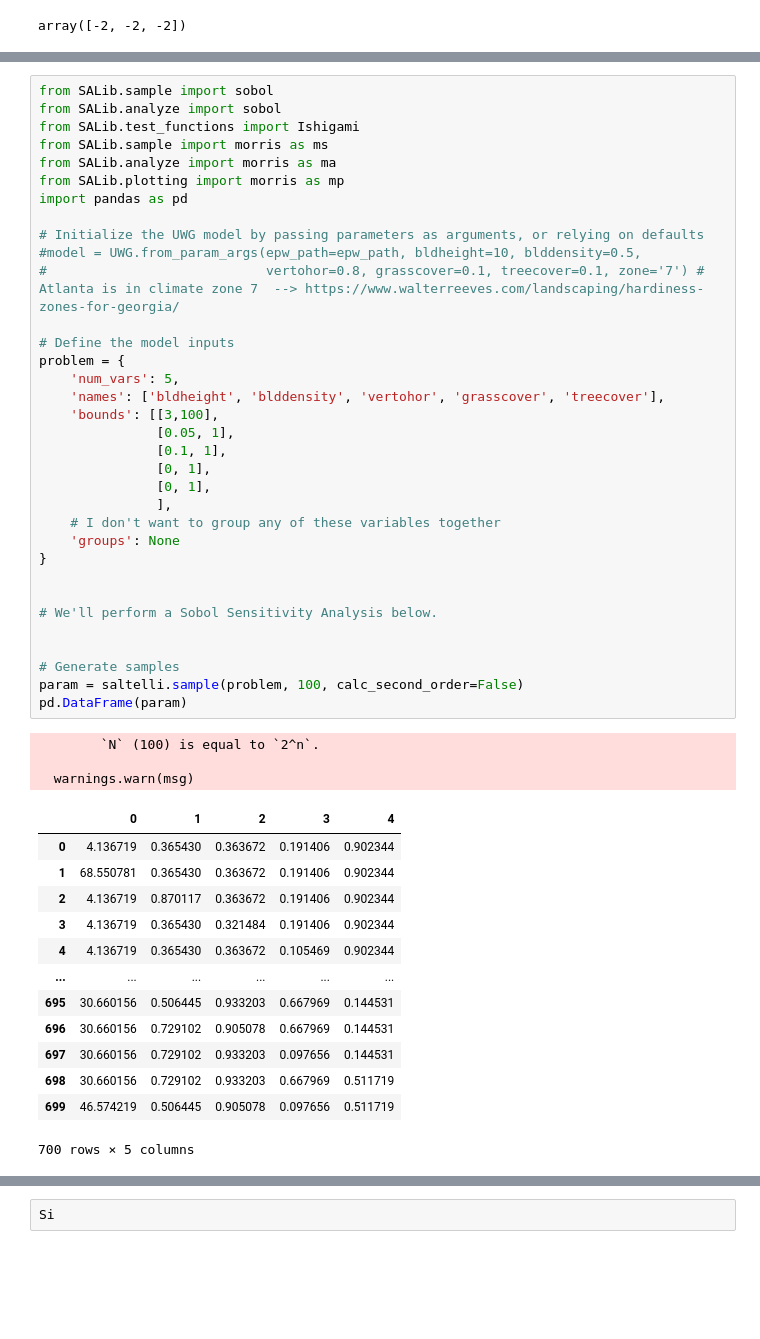
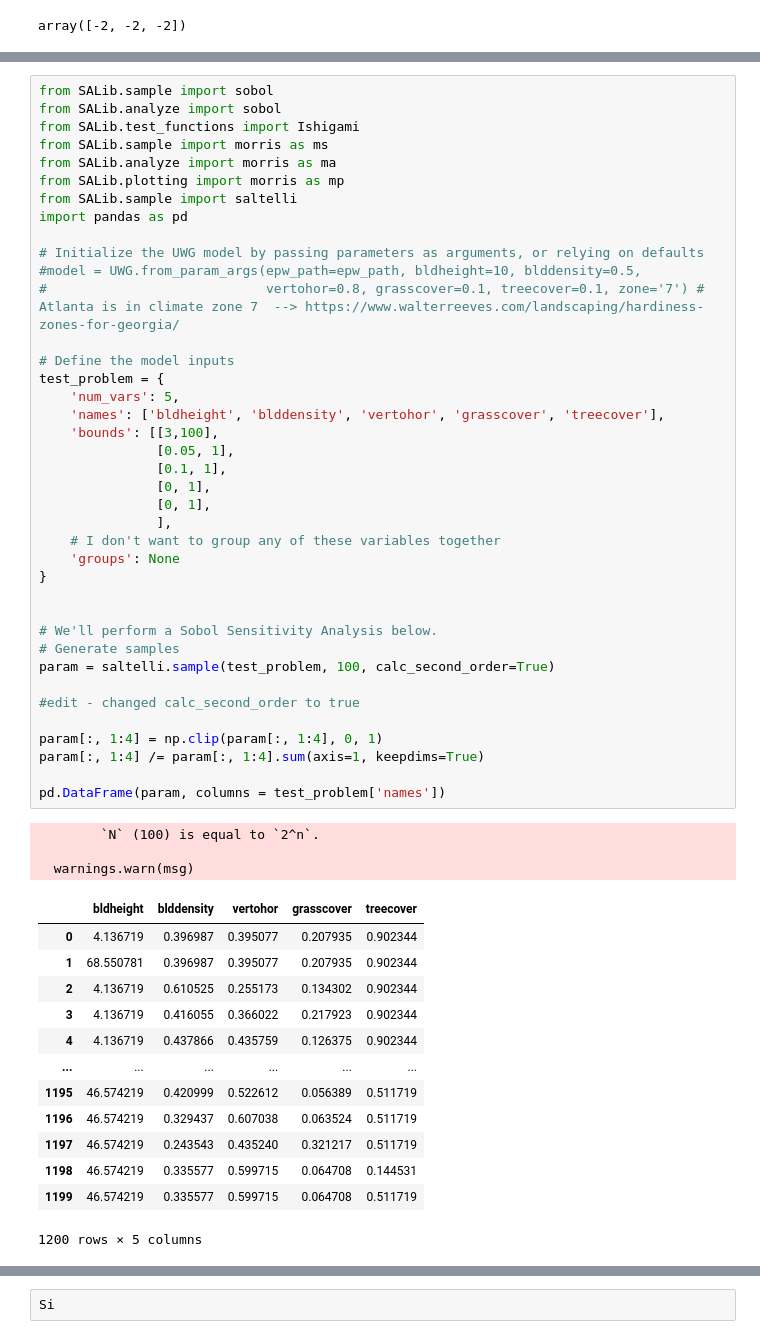
Before and after one commit to VIP-SMUR/24Sp-Microclimate, a Jupyter notebook: uwg_test.ipynb, the cells around one changed output, grey strips where cells are left out. Cells and saved outputs as stored; diff of their text form; blank space fills up the shorter version.

```diff
--- a/uwg_test.ipynb
+++ b/uwg_test.ipynb
@@ -224,47 +283,52 @@ from SALib.test_functions import Ishigami
 from SALib.sample import morris as ms
 from SALib.analyze import morris as ma
 from SALib.plotting import morris as mp
+from SALib.sample import saltelli
 import pandas as pd
 
 # Initialize the UWG model by passing parameters as arguments, or relying on defaults
 #model = UWG.from_param_args(epw_path=epw_path, bldheight=10, blddensity=0.5,
 #                            vertohor=0.8, grasscover=0.1, treecover=0.1, zone='7') # Atlanta is in climate zone 7  --> https://www.walterreeves.com/landscaping/hardiness-zones-for-georgia/
 
 # Define the model inputs
-problem = {
+test_problem = {
     'num_vars': 5,
     'names': ['bldheight', 'blddensity', 'vertohor', 'grasscover', 'treecover'],
     'bounds': [[3,100],
                [0.05, 1],
                [0.1, 1],
                [0, 1],
                [0, 1],
                ],
     # I don't want to group any of these variables together
     'groups': None
 }
 
 
 # We'll perform a Sobol Sensitivity Analysis below.
+# Generate samples
+param = saltelli.sample(test_problem, 100, calc_second_order=True)
 
+#edit - changed calc_second_order to true
 
-# Generate samples
-param = saltelli.sample(problem, 100, calc_second_order=False)
-pd.DataFrame(param)
+param[:, 1:4] = np.clip(param[:, 1:4], 0, 1)
+param[:, 1:4] /= param[:, 1:4].sum(axis=1, keepdims=True)
+
+pd.DataFrame(param, columns = test_problem['names'])
 # %% [output]
         `N` (100) is equal to `2^n`.
 
   warnings.warn(msg)
-|  | 0 | 1 | 2 | 3 | 4 |
-| 0 | 4.136719 | 0.365430 | 0.363672 | 0.191406 | 0.902344 |
-| 1 | 68.550781 | 0.365430 | 0.363672 | 0.191406 | 0.902344 |
-| 2 | 4.136719 | 0.870117 | 0.363672 | 0.191406 | 0.902344 |
-| 3 | 4.136719 | 0.365430 | 0.321484 | 0.191406 | 0.902344 |
-| 4 | 4.136719 | 0.365430 | 0.363672 | 0.105469 | 0.902344 |
+|  | bldheight | blddensity | vertohor | grasscover | treecover |
+| 0 | 4.136719 | 0.396987 | 0.395077 | 0.207935 | 0.902344 |
+| 1 | 68.550781 | 0.396987 | 0.395077 | 0.207935 | 0.902344 |
+| 2 | 4.136719 | 0.610525 | 0.255173 | 0.134302 | 0.902344 |
+| 3 | 4.136719 | 0.416055 | 0.366022 | 0.217923 | 0.902344 |
+| 4 | 4.136719 | 0.437866 | 0.435759 | 0.126375 | 0.902344 |
 | ... | ... | ... | ... | ... | ... |
-| 695 | 30.660156 | 0.506445 | 0.933203 | 0.667969 | 0.144531 |
-| 696 | 30.660156 | 0.729102 | 0.905078 | 0.667969 | 0.144531 |
-| 697 | 30.660156 | 0.729102 | 0.933203 | 0.097656 | 0.144531 |
-| 698 | 30.660156 | 0.729102 | 0.933203 | 0.667969 | 0.511719 |
-| 699 | 46.574219 | 0.506445 | 0.905078 | 0.097656 | 0.511719 |
+| 1195 | 46.574219 | 0.420999 | 0.522612 | 0.056389 | 0.511719 |
+| 1196 | 46.574219 | 0.329437 | 0.607038 | 0.063524 | 0.511719 |
+| 1197 | 46.574219 | 0.243543 | 0.435240 | 0.321217 | 0.511719 |
+| 1198 | 46.574219 | 0.335577 | 0.599715 | 0.064708 | 0.144531 |
+| 1199 | 46.574219 | 0.335577 | 0.599715 | 0.064708 | 0.511719 |
-700 rows × 5 columns
+1200 rows × 5 columns
```
Also changed, not shown: parts of 21 cells of this notebook.
